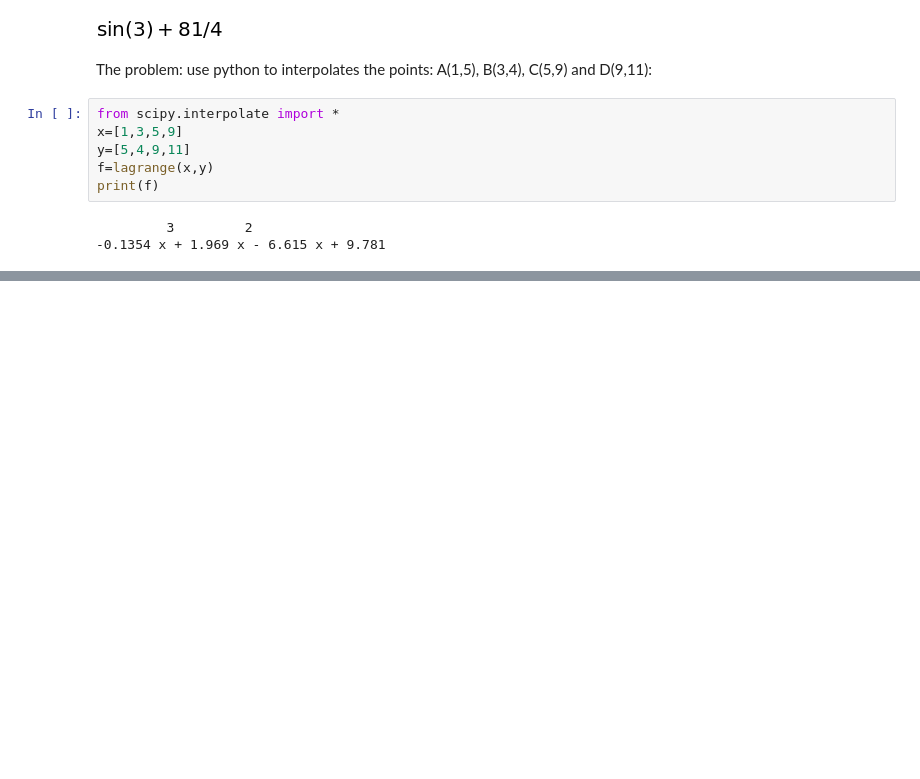
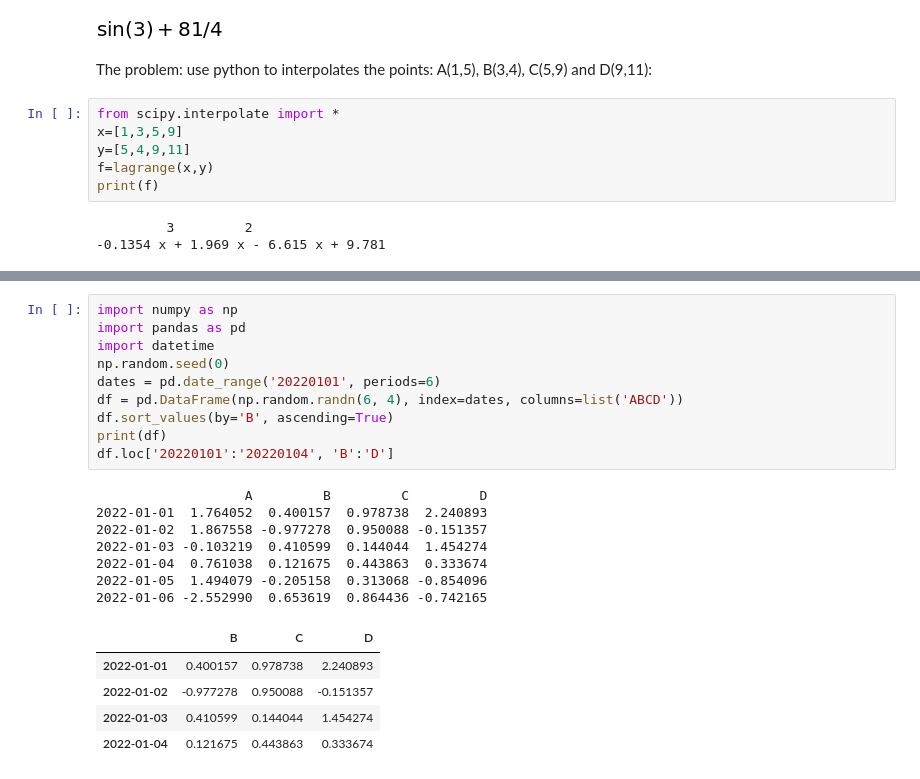
Before and after one commit to ayedsalman/Intro-to-Python, a Jupyter notebook: Data_Engineering_1.ipynb, the cells around one changed output, grey strips where cells are left out. Drawn from its saved outputs; the diff is of its cells as text; blank space fills up the shorter version.

```diff
--- a/Data_Engineering_1.ipynb
+++ b/Data_Engineering_1.ipynb
@@ -105,0 +434,23 @@ print(f)
+# %%
+import numpy as np
+import pandas as pd
+import datetime
+np.random.seed(0)
+dates = pd.date_range('20220101', periods=6)
+df = pd.DataFrame(np.random.randn(6, 4), index=dates, columns=list('ABCD'))
+df.sort_values(by='B', ascending=True)
+print(df)
+df.loc['20220101':'20220104', 'B':'D']
+# %% [output]
+                   A         B         C         D
+2022-01-01  1.764052  0.400157  0.978738  2.240893
+2022-01-02  1.867558 -0.977278  0.950088 -0.151357
+2022-01-03 -0.103219  0.410599  0.144044  1.454274
+2022-01-04  0.761038  0.121675  0.443863  0.333674
+2022-01-05  1.494079 -0.205158  0.313068 -0.854096
+2022-01-06 -2.552990  0.653619  0.864436 -0.742165
+|  | B | C | D |
+| 2022-01-01 | 0.400157 | 0.978738 | 2.240893 |
+| 2022-01-02 | -0.977278 | 0.950088 | -0.151357 |
+| 2022-01-03 | 0.410599 | 0.144044 | 1.454274 |
+| 2022-01-04 | 0.121675 | 0.443863 | 0.333674 |
```
Also changed, not shown: parts of 45 cells of this notebook.
